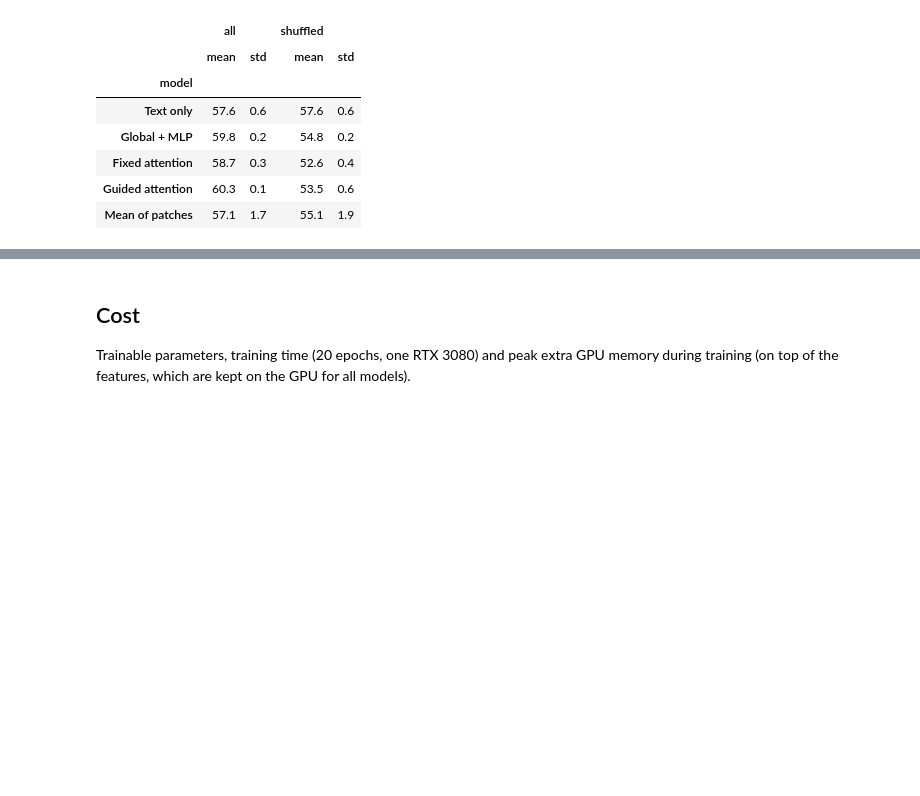
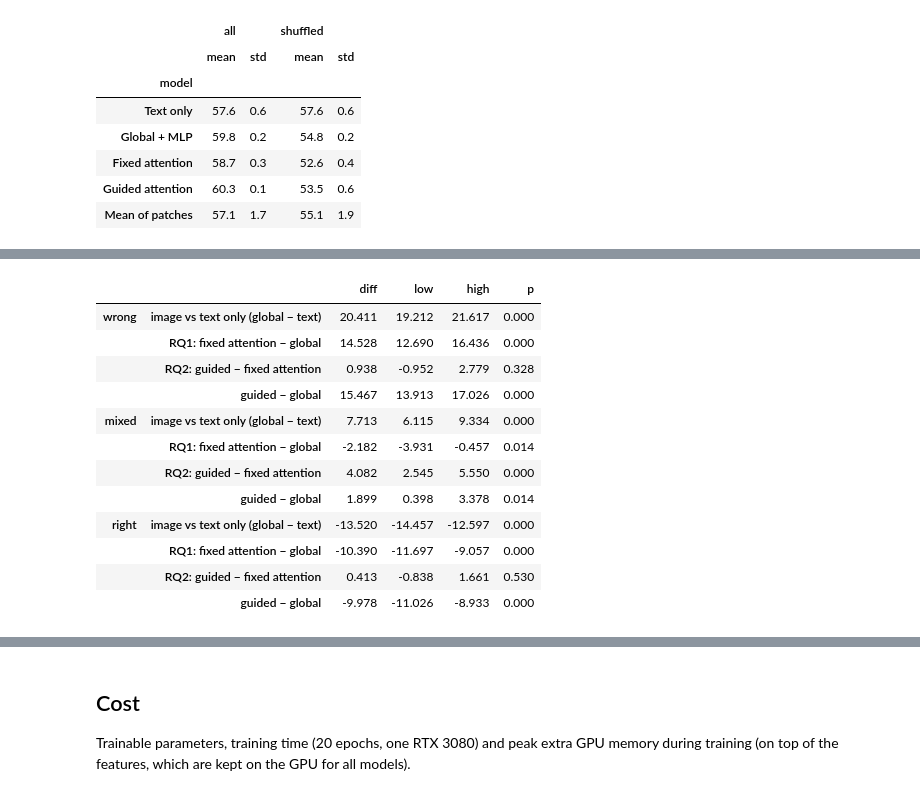
Before and after one commit to Levi-coder07/DeepLearning-Project, a Jupyter notebook: notebooks/03_results.ipynb, the cells around one changed output, grey strips where cells are left out. Saved outputs shown, nothing was run; the diff lists cells and outputs as text; code cells hidden in the pictures; blank space fills up the shorter version.

Commit message:
Add analysis of text shortcuts and update results in README and Jupyter notebook

```diff
--- a/notebooks/03_results.ipynb
+++ b/notebooks/03_results.ipynb
@@ -184,0 +191,10 @@ runs.groupby("model", sort=False)[["all", "shuffled"]].agg(["mean", "std"]).roun
+# %%
+text_votes = pd.Series(correct(test, "text_only"), index=test.index)
+subset = pd.cut(text_votes, [-0.1, 0.1, 0.9, 1.1], labels=["wrong", "mixed", "right"])
+shortcut = pd.DataFrame({NAMES[m]: pd.Series(correct(test, m), index=test.index).groupby(subset, observed=True).mean() * 100
+                         for m in ["text_only", *MAIN[1:], "mean_patches"]})
+text_choice = (text_votes.pipe(lambda v: test.label.where(v > 0.5, 1 - test.label)))
+shortcut.loc["agrees with text_only"] = [np.mean([(test[f"{m}_seed{s}"] == text_choice).mean() for s in range(3)]) * 100
+                                         for m in ["text_only", *MAIN[1:], "mean_patches"]]
+shortcut["pairs"] = subset.value_counts()
+shortcut.round(1)
@@ -184,0 +207,19 @@ runs.groupby("model", sort=False)[["all", "shuffled"]].agg(["mean", "std"]).roun
+# %%
+pd.concat({name: pd.DataFrame({k: paired_bootstrap(test[subset == name], *COMPARISONS[k])
+                                 for k in ["image vs text only (global − text)", "RQ1: fixed attention − global",
+                                           "RQ2: guided − fixed attention", "guided − global"]}).T
+           for name in ["wrong", "mixed", "right"]}).round(3)
+# %% [output]
+|  |  | diff | low | high | p |
+| wrong | image vs text only (global − text) | 20.411 | 19.212 | 21.617 | 0.000 |
+|  | RQ1: fixed attention − global | 14.528 | 12.690 | 16.436 | 0.000 |
+|  | RQ2: guided − fixed attention | 0.938 | -0.952 | 2.779 | 0.328 |
+|  | guided − global | 15.467 | 13.913 | 17.026 | 0.000 |
+| mixed | image vs text only (global − text) | 7.713 | 6.115 | 9.334 | 0.000 |
+|  | RQ1: fixed attention − global | -2.182 | -3.931 | -0.457 | 0.014 |
+|  | RQ2: guided − fixed attention | 4.082 | 2.545 | 5.550 | 0.000 |
+|  | guided − global | 1.899 | 0.398 | 3.378 | 0.014 |
+| right | image vs text only (global − text) | -13.520 | -14.457 | -12.597 | 0.000 |
+|  | RQ1: fixed attention − global | -10.390 | -11.697 | -9.057 | 0.000 |
+|  | RQ2: guided − fixed attention | 0.413 | -0.838 | 1.661 | 0.530 |
+|  | guided − global | -9.978 | -11.026 | -8.933 | 0.000 |
```
Also changed, not shown: parts of 5 cells of this notebook, 1 other file.
